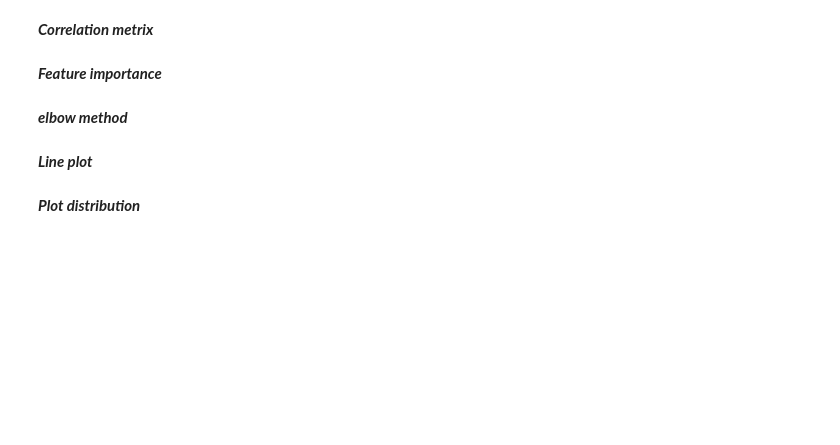
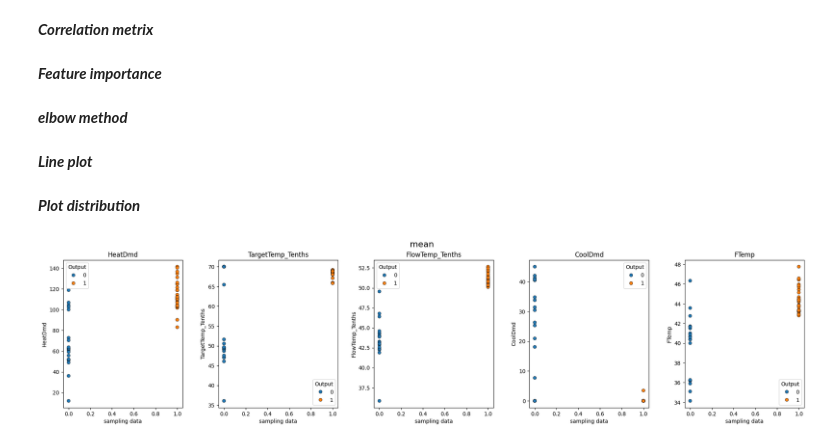
Before and after one commit to M6402334art/Yoom-s-project, a Jupyter notebook: ML/EDA.ipynb, the cells around one changed output. Drawn from its saved outputs; the diff is of its cells as text; code cells hidden in the pictures; blank space fills up the shorter version.

```diff
--- a/ML/EDA.ipynb
+++ b/ML/EDA.ipynb
@@ -1283,33 +1343,35 @@ plt.show()
 # %%
 # Compare clustering for 4 variables (feature importance)
 
 fig, axs = plt.subplots(1,5, figsize=(25,5))
 fig.suptitle('mean', fontsize=16)
 
-sns.scatterplot(ax=axs[0], data=df, x=df['dmd_I'].index, y='dmd_I', edgecolor='black', hue='Output')
+sns.scatterplot(ax=axs[0], data=df, x='Output', y='HeatDmd', edgecolor='black', hue='Output')
 axs[0].set_xlabel('sampling data')
-axs[0].set_ylabel('dmd_I')
-axs[0].set_title('dmd_I')
+axs[0].set_ylabel('HeatDmd')
+axs[0].set_title('HeatDmd')
 
-sns.scatterplot(ax=axs[1], data=df, x=df['TargetTemp_Tenths'].index, y='TargetTemp_Tenths', edgecolor='black', hue='Output')
+sns.scatterplot(ax=axs[1], data=df, x='Output', y='TargetTemp_Tenths', edgecolor='black', hue='Output')
 axs[1].set_xlabel('sampling data')
 axs[1].set_ylabel('TargetTemp_Tenths')
 axs[1].set_title('TargetTemp_Tenths')
 
-sns.scatterplot(ax=axs[2], data=df, x=df['FlowTemp_Tenths'].index, y='FlowTemp_Tenths', edgecolor='black', hue='Output')
+sns.scatterplot(ax=axs[2], data=df, x='Output', y='FlowTemp_Tenths', edgecolor='black', hue='Output')
 axs[2].set_xlabel('sampling data')
 axs[2].set_ylabel('FlowTemp_Tenths')
 axs[2].set_title('FlowTemp_Tenths')
 
-sns.scatterplot(ax=axs[3], data=df, x=df['CoolDmd'].index, y='CoolDmd', edgecolor='black', hue='Output')
+sns.scatterplot(ax=axs[3], data=df, x='Output', y='CoolDmd', edgecolor='black', hue='Output')
 axs[3].set_xlabel('sampling data')
 axs[3].set_ylabel('CoolDmd')
 axs[3].set_title('CoolDmd')
 
-sns.scatterplot(ax=axs[4], data=df, x=df['FTemp'].index, y='FTemp', edgecolor='black', hue='Output')
+sns.scatterplot(ax=axs[4], data=df, x='Output', y='FTemp', edgecolor='black', hue='Output')
 axs[4].set_xlabel('sampling data')
 axs[4].set_ylabel('FTemp')
 axs[4].set_title('FTemp')
 
 plt.subplots_adjust(wspace=0.3)
 plt.show()
+# %% [output]
+[figure, added]
```
Also changed, not shown: parts of 8 cells of this notebook, 10 other files.
